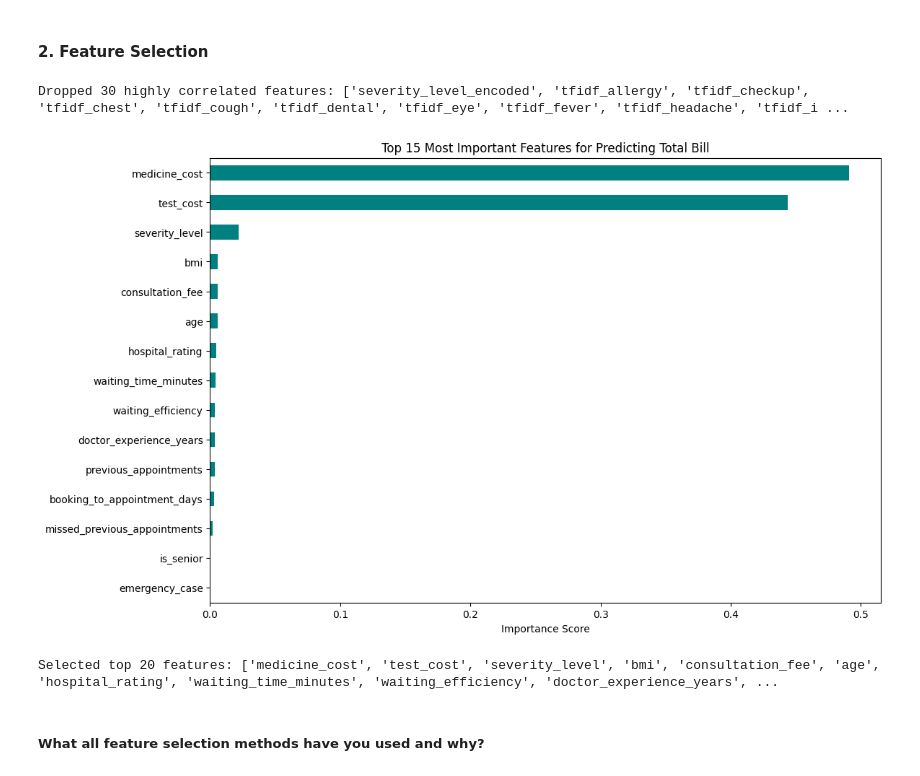
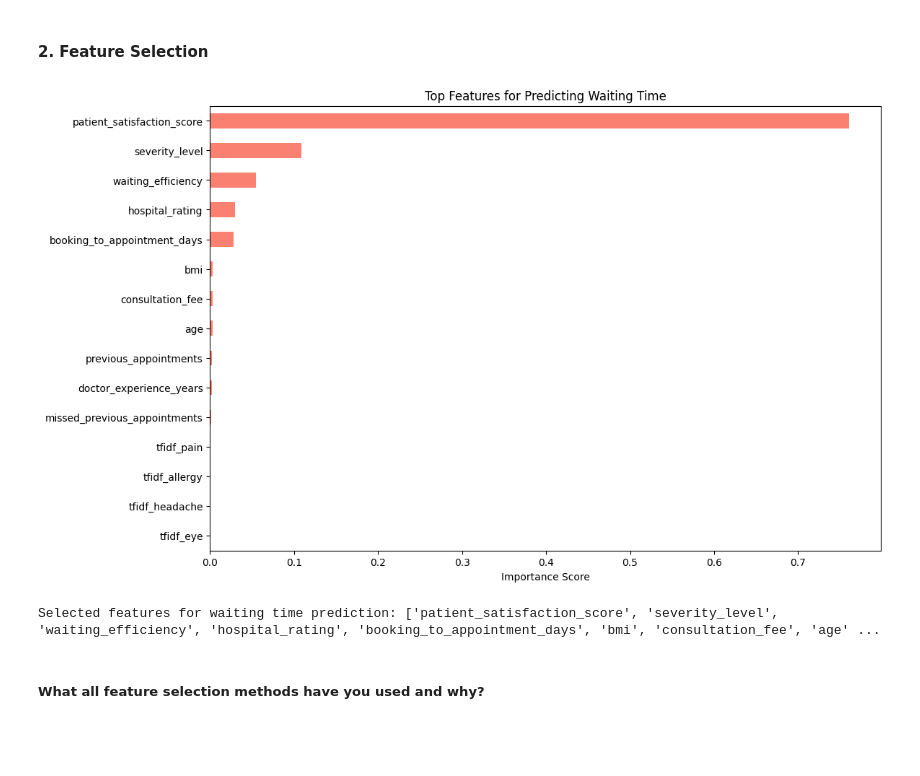
Before and after one commit to akt-developer/Smart-Healthcare-Appointment-System, a Jupyter notebook: Smart_Healthcare_Patient_Appointment.ipynb, the cells around one changed output. Drawn from its saved outputs; the diff is of its cells as text; code cells hidden in the pictures; blank space fills up the shorter version.

```diff
--- a/Smart_Healthcare_Patient_Appointment.ipynb
+++ b/Smart_Healthcare_Patient_Appointment.ipynb
@@ -1025,30 +1025,39 @@ Feature manipulation complete. New features added: total_medical_cost, is_senior
 # %%
 from sklearn.ensemble import RandomForestRegressor
 import numpy as np
 import pandas as pd
 import matplotlib.pyplot as plt
-X = df.select_dtypes(include=[np.number]).drop(['total_bill'], axis=1, errors='ignore')
-y = df['total_bill']
+
+# 1. Update Target to 'waiting_time_minutes'
+# We drop 'total_bill' and costs as they are outcomes, not predictors of wait time
+X = df.select_dtypes(include=[np.number]).drop(['waiting_time_minutes', 'total_bill', 'medicine_cost', 'test_cost', 'total_medical_cost'], axis=1, errors='ignore')
+y = df['waiting_time_minutes']
+
+# 2. Identify and remove highly correlated features (above 0.95)
 corr_matrix = X.corr().abs()
 upper = corr_matrix.where(np.triu(np.ones(corr_matrix.shape), k=1).astype(bool))
 to_drop = [column for column in upper.columns if any(upper[column] > 0.95)]
 X = X.drop(to_drop, axis=1)
-print(f"Dropped {len(to_drop)} highly correlated features: {to_drop}")
-rf = RandomForestRegressor(n_estimators=100, random_state=42)
-rf.fit(X, y)
-importances = pd.Series(rf.feature_importances_, index=X.columns).sort_values(ascending=False)
+
+# 3. Use Random Forest to find important features for Waiting Time
+rf_wait = RandomForestRegressor(n_estimators=100, random_state=42)
+rf_wait.fit(X, y)
+
+# 4. Visualize Feature Importance
+importances = pd.Series(rf_wait.feature_importances_, index=X.columns).sort_values(ascending=False)
 plt.figure(figsize=(12, 8))
-importances.head(15).plot(kind='barh', color='teal')
-plt.title('Top 15 Most Important Features for Predicting Total Bill')
+importances.head(15).plot(kind='barh', color='salmon')
+plt.title('Top Features for Predicting Waiting Time')
 plt.xlabel('Importance Score')
 plt.gca().invert_yaxis()
 plt.show()
+
+# Redefine final features for the waiting time model
 final_features = importances.head(20).index.tolist()
-print(f"Selected top 20 features: {final_features}")
+print(f"Selected features for waiting time prediction: {final_features}")
 # %% [output]
+[figure, new version]
-Dropped 30 highly correlated features: ['severity_level_encoded', 'tfidf_allergy', 'tfidf_checkup', 'tfidf_chest', 'tfidf_cough', 'tfidf_dental', 'tfidf_eye', 'tfidf_fever', 'tfidf_headache', 'tfidf_i ...
+Selected features for waiting time prediction: ['patient_satisfaction_score', 'severity_level', 'waiting_efficiency', 'hospital_rating', 'booking_to_appointment_days', 'bmi', 'consultation_fee', 'age' ...
-[figure, old version]
-Selected top 20 features: ['medicine_cost', 'test_cost', 'severity_level', 'bmi', 'consultation_fee', 'age', 'hospital_rating', 'waiting_time_minutes', 'waiting_efficiency', 'doctor_experience_years', ...
 # %% [markdown]
 ##### What all feature selection methods have you used  and why?
 # %% [markdown]
```
Also changed, not shown: parts of 69 cells of this notebook.
